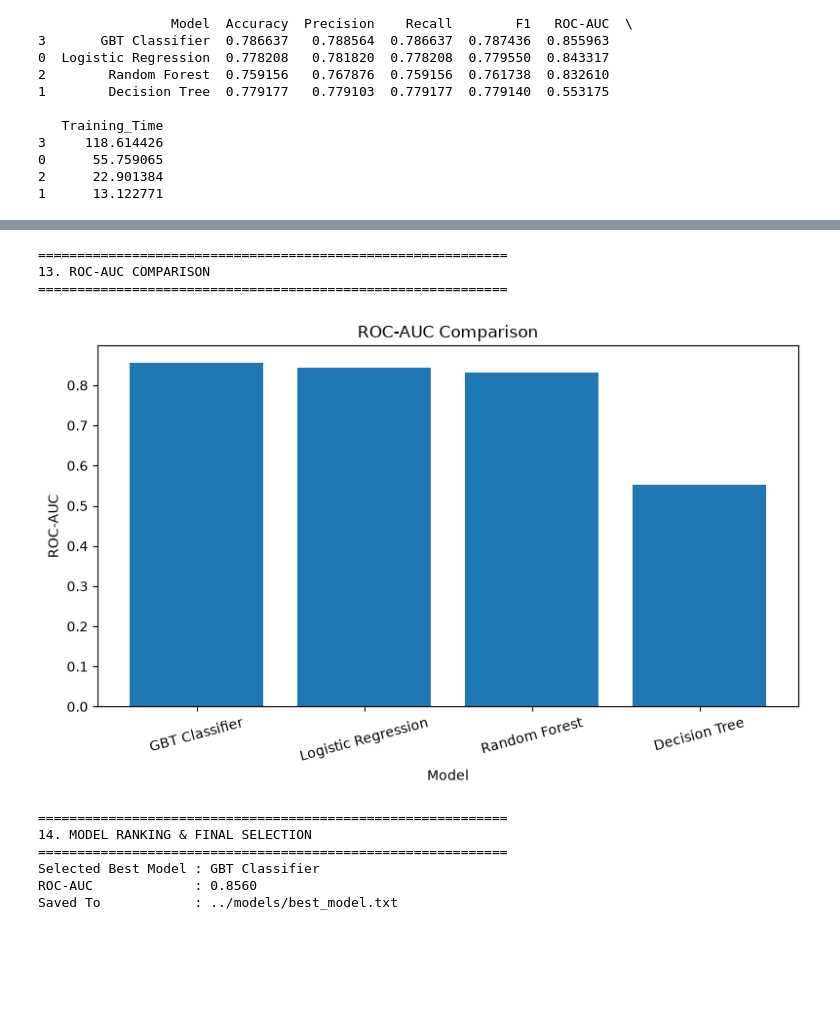
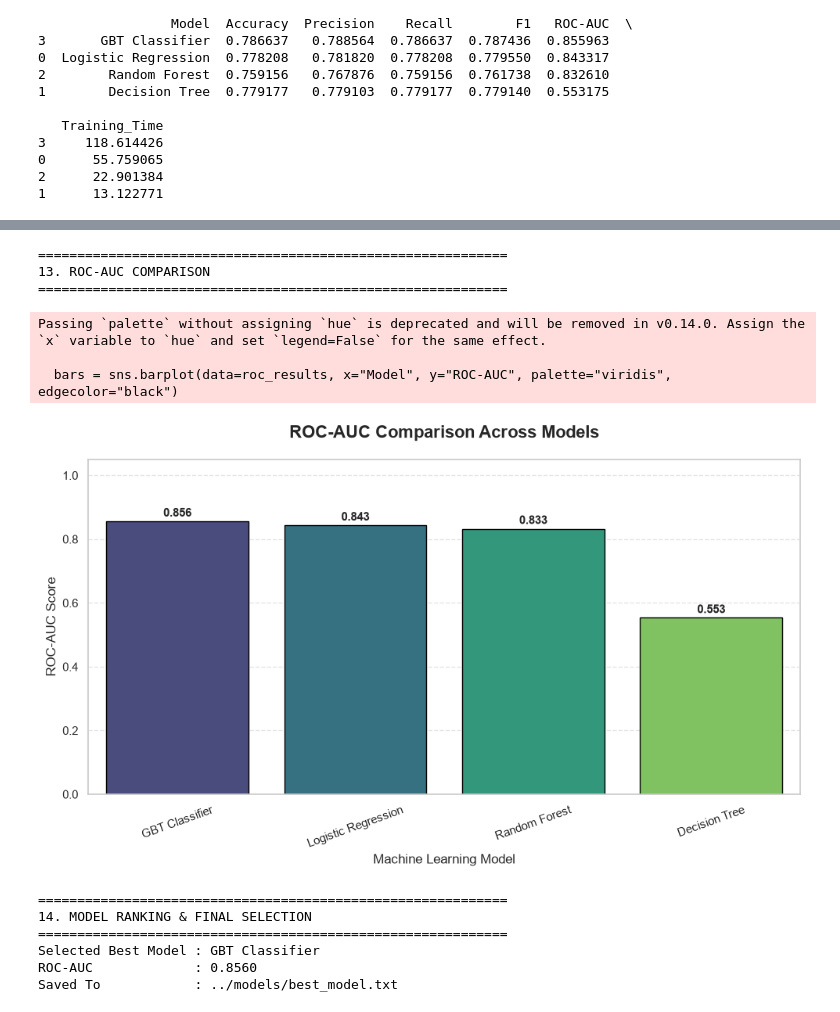
Before and after one commit to JinxX111/Breast-Cancer-Survival-Prediction, a Jupyter notebook: notebooks/05_Model_Evaluation.ipynb, the cells around one changed output, grey strips where cells are left out. Drawn from its saved outputs; the diff is of its cells as text; code cells hidden in the pictures; blank space fills up the shorter version.

```diff
--- a/notebooks/05_Model_Evaluation.ipynb
+++ b/notebooks/05_Model_Evaluation.ipynb
@@ -53,6 +53,23 @@ from pyspark.ml.evaluation import (
     MulticlassClassificationEvaluator
 )
 
+# Visualization Style Configuration
+
+import matplotlib.pyplot as plt
+import seaborn as sns
+
+sns.set_theme(
+    style="whitegrid",
+    context="notebook"
+)
+
+plt.rcParams["figure.figsize"] = (10,6)
+plt.rcParams["axes.titlesize"] = 15
+plt.rcParams["axes.labelsize"] = 12
+plt.rcParams["xtick.labelsize"] = 11
+plt.rcParams["ytick.labelsize"] = 11
+plt.rcParams["legend.fontsize"] = 11
+
 from src.data.loader import create_spark_session
 # %% [output]
 ============================================================
@@ -341,31 +356,36 @@ plt.show()
 # %%
 # 13. ROC-AUC Comparison | So sánh ROC-AUC giữa các mô hình
 
 print("\n" + "=" * 60)
 print("13. ROC-AUC COMPARISON")
 print("=" * 60)
 
-roc_results = df_metrics.sort_values("ROC-AUC",ascending=False)
+roc_results = df_metrics.sort_values("ROC-AUC", ascending=False)
+plt.figure(figsize=(10, 6))
 
-plt.figure(figsize=(8,5))
-plt.bar(roc_results["Model"],roc_results["ROC-AUC"])
-plt.ylabel("ROC-AUC")
-plt.xlabel("Model")
-plt.title("ROC-AUC Comparison")
-plt.xticks(rotation=15)
+bars = sns.barplot(data=roc_results, x="Model", y="ROC-AUC", palette="viridis", edgecolor="black")
+
+for bar in bars.patches:
+    plt.text(bar.get_x() + bar.get_width()/2, bar.get_height() + 0.015,
+             f"{bar.get_height():.3f}", ha="center", fontsize=11, fontweight="bold")
+
+plt.ylim(0, 1.05)
+plt.title("ROC-AUC Comparison Across Models", fontsize=16, fontweight="bold", pad=20)
+plt.xlabel("Machine Learning Model", fontsize=12)
+plt.ylabel("ROC-AUC Score", fontsize=12)
+plt.xticks(rotation=20)
+plt.grid(axis="y", linestyle="--", alpha=0.5)
 plt.tight_layout()
-
-plt.savefig(
-    f"{FIGURE_PATH}/roc_auc_comparison.png",
-    dpi=300,
-    bbox_inches="tight"
-)
+plt.savefig(f"{FIGURE_PATH}/roc_auc_comparison.png", dpi=300, bbox_inches="tight")
 plt.show()
 # %% [output]
 ============================================================
 13. ROC-AUC COMPARISON
 ============================================================
+Passing `palette` without assigning `hue` is deprecated and will be removed in v0.14.0. Assign the `x` variable to `hue` and set `legend=False` for the same effect.
+
+  bars = sns.barplot(data=roc_results, x="Model", y="ROC-AUC", palette="viridis", edgecolor="black")
-[figure, old version]
+[figure, new version]
 # %%
 # 14. Model Ranking & Final Selection | Xếp hạng mô hình
 
```
Also changed, not shown: parts of 1 cell of this notebook, 25 other files.
